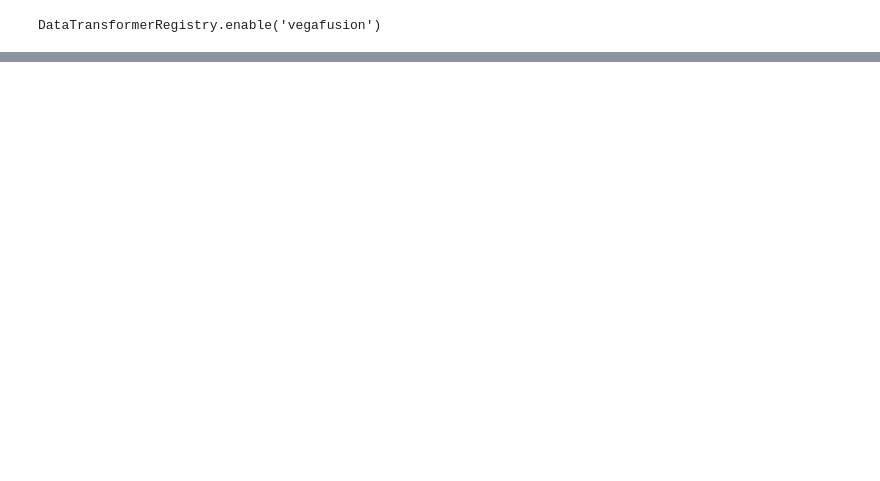
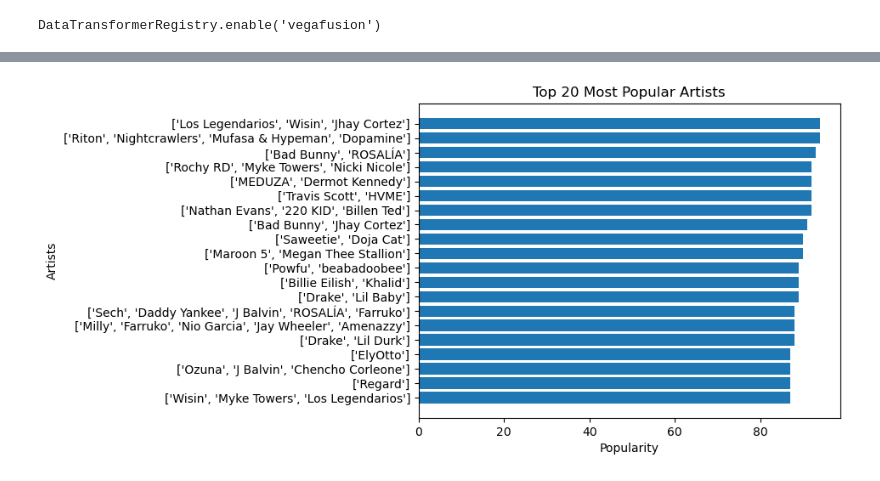
Before and after one commit to UBC-MDS/DSCI-532_2024_11_spotify-popularity, a Jupyter notebook: notebook/eda.ipynb, the cells around one changed output, grey strips where cells are left out. Saved outputs shown, nothing was run; the diff lists cells and outputs as text; code cells hidden in the pictures; blank space fills up the shorter version.

```diff
--- a/notebook/eda.ipynb
+++ b/notebook/eda.ipynb
@@ -99 +85,13 @@ alt.Chart(df_artist.nlargest(20, 'popularity')).mark_bar().encode(
+# %%
+df_artist = df.groupby('artists')['popularity'].mean().sort_values().nlargest(20)
+artists = df_artist.index
+popularity = df_artist.values
+plt.barh(artists, popularity)
+plt.xlabel('Popularity')
+plt.ylabel('Artists')
+plt.title('Top 20 Most Popular Artists')
+plt.gca().invert_yaxis()
+plt.show()
+# %% [output]
+[figure, added]
 # %%
```
Also changed, not shown: parts of 20 cells of this notebook.
